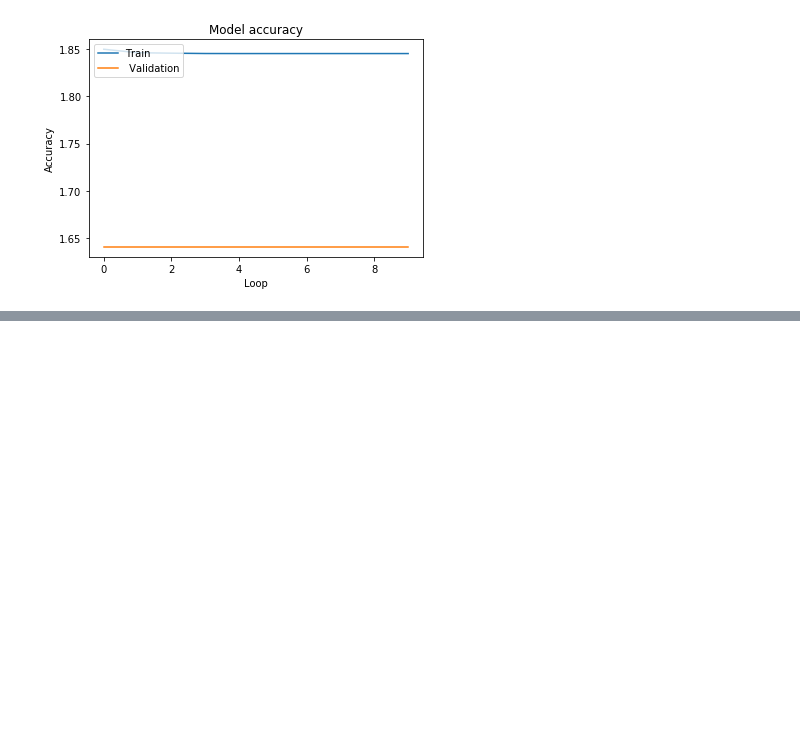
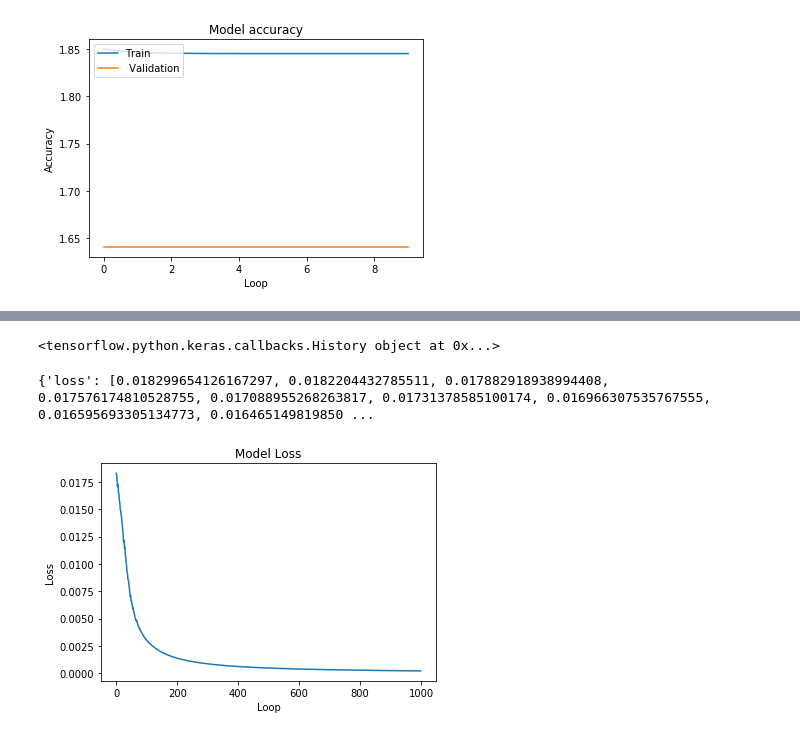
Before and after one commit to thebluesky0205/testRepoLKS, a Jupyter notebook: tenth.ipynb, the cells around one changed output, grey strips where cells are left out. Drawn from its saved outputs; the diff is of its cells as text; code cells hidden in the pictures; blank space fills up the shorter version.

```diff
--- a/tenth.ipynb
+++ b/tenth.ipynb
@@ -383,0 +502,11 @@ plt.show()
+# %%
+from keras.layers import Dense, Activation
+model.add(Dense(20, activation = 'tanh', input_dim = 10))
+# %%
+model.add(Dense(40, activation = 'tanh'))
+model.add(Dense(10, activation = 'tanh'))
+model.add(Dense(1, activation = 'sigmoid'))
+# %%
+model.compile(optimizer = 'sgd', loss = 'binary_crossentropy')
+# %%
+history = model.fit(X, y, epochs=1000, batch_size=5, verbose=1)
@@ -383,0 +533,8 @@ plt.show()
+# %%
+print(history)
+# %% [output]
+<tensorflow.python.keras.callbacks.History object at 0x...>
+# %%
+print(history.history)
+# %% [output]
+{'loss': [0.018299654126167297, 0.0182204432785511, 0.017882918938994408, 0.017576174810528755, 0.017088955268263817, 0.01731378585100174, 0.016966307535767555, 0.016595693305134773, 0.016465149819850 ...
@@ -383,0 +545,10 @@ plt.show()
+# %%
+import matplotlib.pyplot as plt
+
+plt.plot(history.history['loss'])
+plt.title('Model Loss')
+plt.ylabel('Loss')
+plt.xlabel('Loop')
+plt.show()
+# %% [output]
+[figure, added]
```
Also changed, not shown: parts of 14 cells of this notebook.
